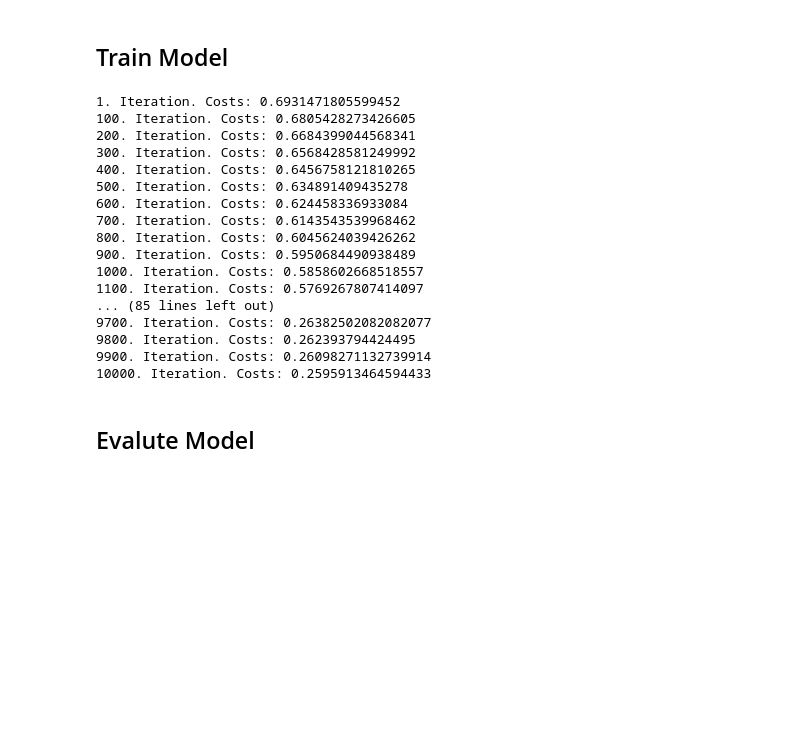
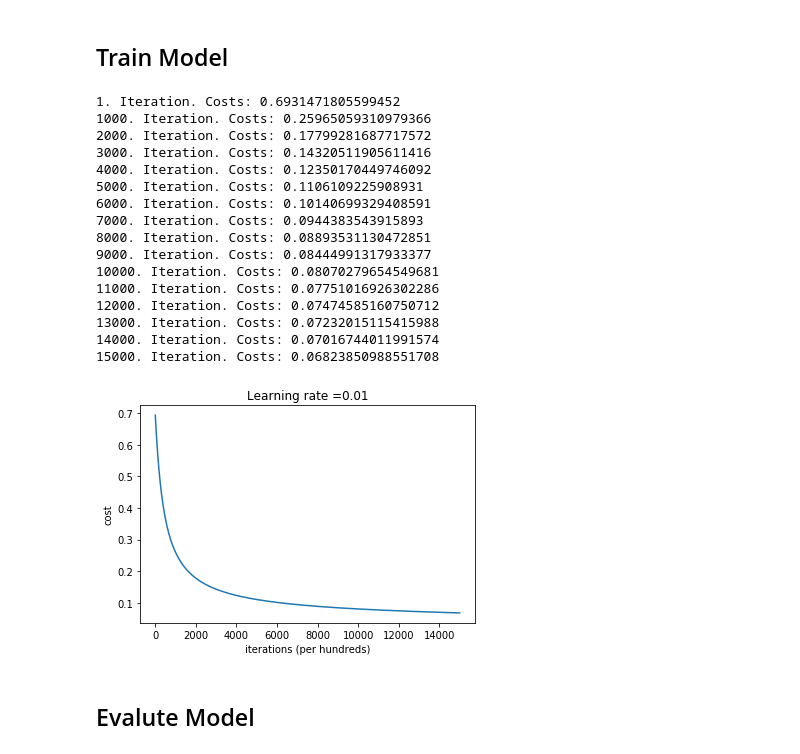
Before and after one commit to andsres/mlmodels-fromScratch, a Jupyter notebook: Logistic_Regression_With_Gradient_Descent.ipynb, the cells around one changed output. Drawn from its saved outputs; the diff is of its cells as text; code cells hidden in the pictures; blank space fills up the shorter version.

```diff
--- a/Logistic_Regression_With_Gradient_Descent.ipynb
+++ b/Logistic_Regression_With_Gradient_Descent.ipynb
@@ -219,25 +221,34 @@ class LogisticRegression():
 lr_model = LogisticRegression(X_train.shape[0])
 # %%
 # Fit Model using Training Data
-lr_model.fit(X_train,Y_train, num_iterations=10000)
+learning_rate= 0.01
+lr_model.fit(X_train,Y_train, learning_rate=learning_rate, num_iterations=15000)
 # %% [output]
 1. Iteration. Costs: 0.6931471805599452
-100. Iteration. Costs: 0.6805428273426605
-200. Iteration. Costs: 0.6684399044568341
-300. Iteration. Costs: 0.6568428581249992
-400. Iteration. Costs: 0.6456758121810265
-500. Iteration. Costs: 0.634891409435278
-600. Iteration. Costs: 0.624458336933084
-700. Iteration. Costs: 0.6143543539968462
-800. Iteration. Costs: 0.6045624039426262
-900. Iteration. Costs: 0.5950684490938489
-1000. Iteration. Costs: 0.5858602668518557
-1100. Iteration. Costs: 0.5769267807414097
-... (85 lines left out)
-9700. Iteration. Costs: 0.26382502082082077
-9800. Iteration. Costs: 0.262393794424495
-9900. Iteration. Costs: 0.26098271132739914
-10000. Iteration. Costs: 0.2595913464594433
+1000. Iteration. Costs: 0.25965059310979366
+2000. Iteration. Costs: 0.17799281687717572
+3000. Iteration. Costs: 0.14320511905611416
+4000. Iteration. Costs: 0.12350170449746092
+5000. Iteration. Costs: 0.1106109225908931
+6000. Iteration. Costs: 0.10140699329408591
+7000. Iteration. Costs: 0.0944383543915893
+8000. Iteration. Costs: 0.08893531130472851
+9000. Iteration. Costs: 0.08444991317933377
+10000. Iteration. Costs: 0.08070279654549681
+11000. Iteration. Costs: 0.07751016926302286
+12000. Iteration. Costs: 0.07474585160750712
+13000. Iteration. Costs: 0.07232015115415988
+14000. Iteration. Costs: 0.07016744011991574
+15000. Iteration. Costs: 0.06823850988551708
+# %%
+# Plot learning curve (with costs)
+plt.plot(lr_model.costs)
+plt.ylabel('cost')
+plt.xlabel('iterations (per hundreds)')
+plt.title("Learning rate =" + str(learning_rate))
+plt.show()
+# %% [output]
+[figure, added]
 # %% [markdown]
 ## Evalute Model
 # %%
```
Also changed, not shown: parts of 4 cells of this notebook.
